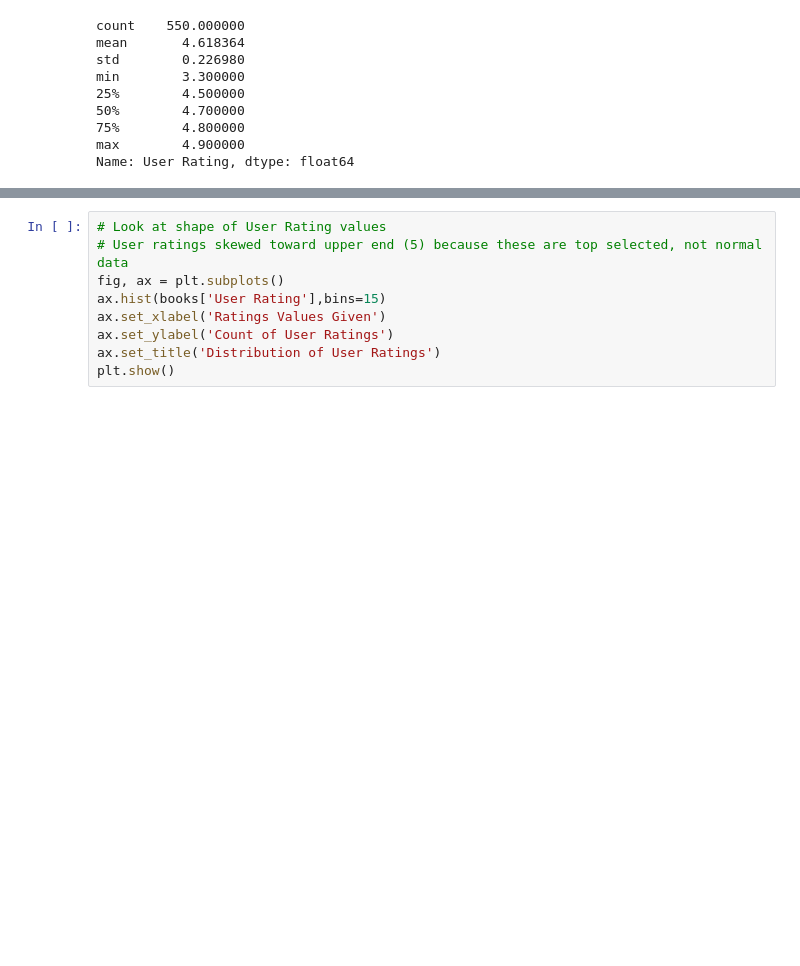
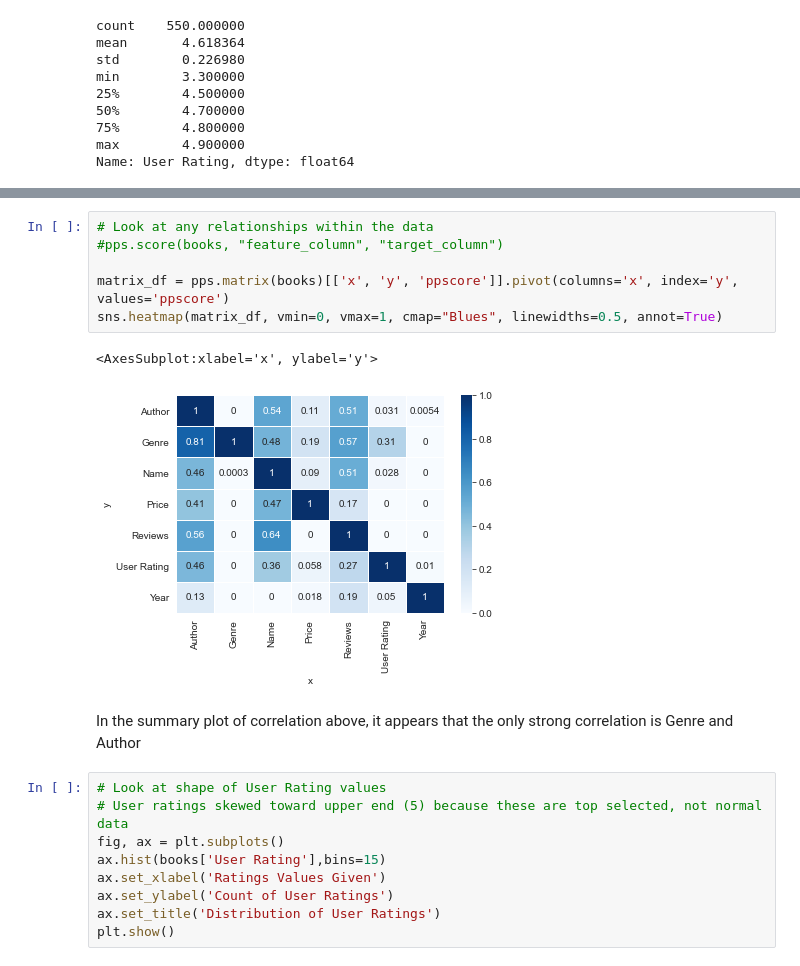
Before and after one commit to bspoonmore/Case_Studies, a Jupyter notebook: Amazon_Best_Selling_Books_Visualization.ipynb, the cells around one changed output, grey strips where cells are left out. Saved outputs shown, nothing was run; the diff lists cells and outputs as text; blank space fills up the shorter version.

```diff
--- a/Amazon_Best_Selling_Books_Visualization.ipynb
+++ b/Amazon_Best_Selling_Books_Visualization.ipynb
@@ -98,3 +109,15 @@ Name: User Rating, dtype: float64
+# %%
+# Look at any relationships within the data
+#pps.score(books, "feature_column", "target_column")
+
+matrix_df = pps.matrix(books)[['x', 'y', 'ppscore']].pivot(columns='x', index='y', values='ppscore')
+sns.heatmap(matrix_df, vmin=0, vmax=1, cmap="Blues", linewidths=0.5, annot=True)
+# %% [output]
+<AxesSubplot:xlabel='x', ylabel='y'>
+[figure, added]
+# %% [markdown]
+In the summary plot of correlation above,
+it appears that the only strong correlation is Genre and Author
 # %%
 # Look at shape of User Rating values
 # User ratings skewed toward upper end (5) because these are top selected, not normal data
```
Also changed, not shown: parts of 16 cells of this notebook.
